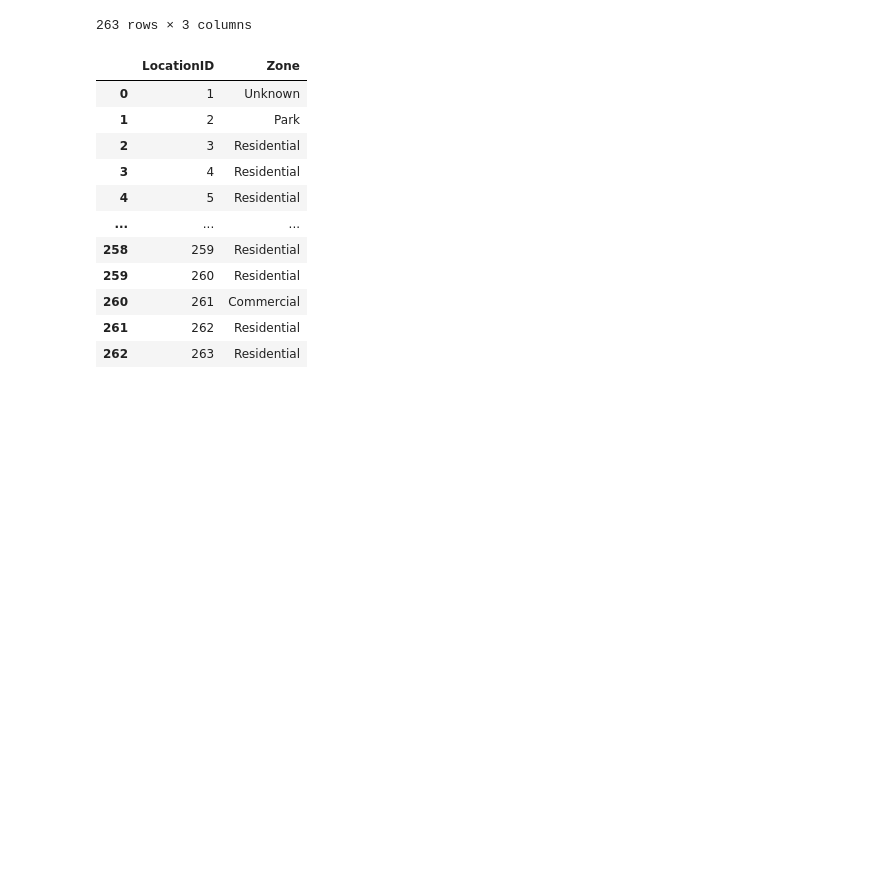
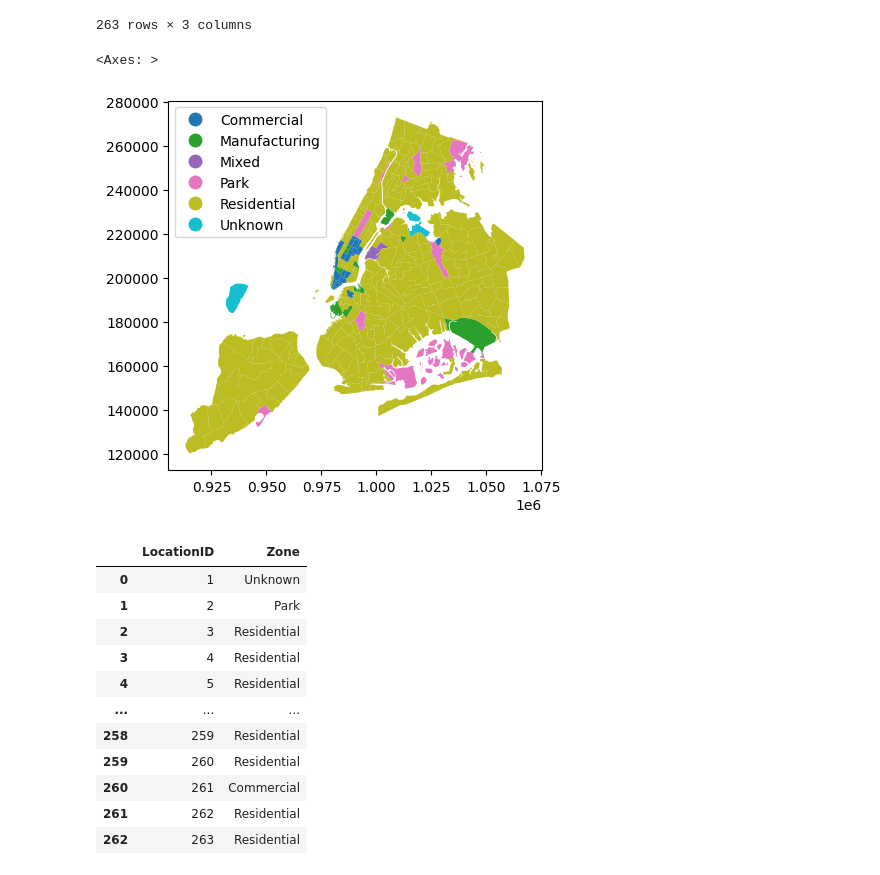
Before and after one commit to TheBarbaraIsTaken/BigData-NYCTaxis, a Jupyter notebook: zone-mapping/taxizones.ipynb, the cells around one changed output. Saved outputs shown, nothing was run; the diff lists cells and outputs as text; code cells hidden in the pictures; blank space fills up the shorter version.

```diff
--- a/zone-mapping/taxizones.ipynb
+++ b/zone-mapping/taxizones.ipynb
@@ -121,6 +121,11 @@ zones
 | 261 | MULTIPOLYGON (((999804.795 224498... | Residential | 262 |
 | 262 | POLYGON ((997493.323 220912.386, ... | Residential | 263 |
 263 rows × 3 columns
+# %%
+zones.plot(column="Zone", legend=True, legend_kwds={"loc": "upper left"})
+# %% [output]
+<Axes: >
+[figure, added]
 # %%
 zones_df = pd.DataFrame(zones[["LocationID", "Zone"]])
 out_dir = Path("out/")
```
Also changed, not shown: parts of 1 cell of this notebook.
